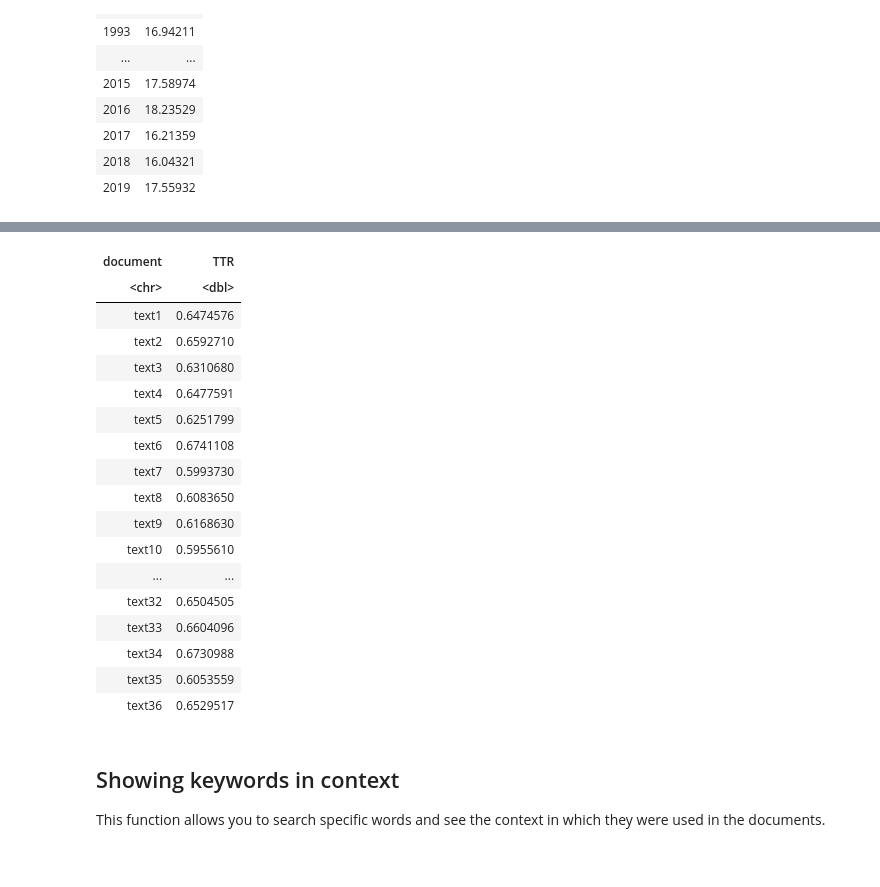
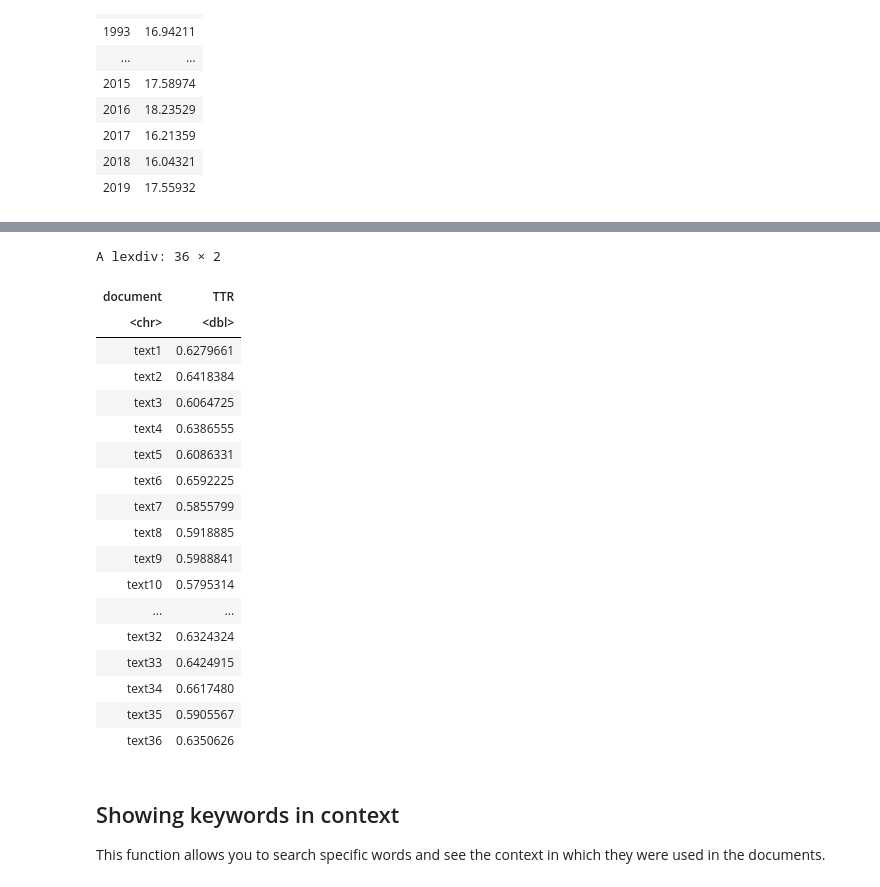
Before and after one commit to Jlokkerbol/masterclass, a Jupyter notebook: Text_analysis.ipynb, the cells around one changed output, grey strips where cells are left out. Saved outputs shown, nothing was run; the diff lists cells and outputs as text; code cells hidden in the pictures.

```diff
--- a/Text_analysis.ipynb
+++ b/Text_analysis.ipynb
@@ -367,7 +408,7 @@ A matrix: 36 × 2 of type dbl
 | 2019 | 17.55932 |
 # %%
 # compare lexical diversity (% unique words)
-quanteda::textstat_lexdiv(dfm(troonredes$Tekst,               # input text
+quanteda.textstats::textstat_lexdiv(dfm(troonredes$Tekst,               # input text
                              tolower = TRUE, stem = FALSE,    # set lowercasing and stemming to TRUE
                              remove = stopwords("dutch"), remove_punct = TRUE), measure = "TTR")
 # %% [output]
@@ -375,21 +423,22 @@ A lexdiv: 36 × 2
+A lexdiv: 36 × 2
 | document | TTR |
 | <chr> | <dbl> |
-| text1 | 0.6474576 |
-| text2 | 0.6592710 |
-| text3 | 0.6310680 |
-| text4 | 0.6477591 |
-| text5 | 0.6251799 |
-| text6 | 0.6741108 |
-| text7 | 0.5993730 |
-| text8 | 0.6083650 |
-| text9 | 0.6168630 |
-| text10 | 0.5955610 |
+| text1 | 0.6279661 |
+| text2 | 0.6418384 |
+| text3 | 0.6064725 |
+| text4 | 0.6386555 |
+| text5 | 0.6086331 |
+| text6 | 0.6592225 |
+| text7 | 0.5855799 |
+| text8 | 0.5918885 |
+| text9 | 0.5988841 |
+| text10 | 0.5795314 |
 | ... | ... |
-| text32 | 0.6504505 |
-| text33 | 0.6604096 |
-| text34 | 0.6730988 |
-| text35 | 0.6053559 |
-| text36 | 0.6529517 |
+| text32 | 0.6324324 |
+| text33 | 0.6424915 |
+| text34 | 0.6617480 |
+| text35 | 0.5905567 |
+| text36 | 0.6350626 |
 # %% [markdown]
 ## Showing keywords in context
 
```
Also changed, not shown: parts of 15 cells of this notebook.
